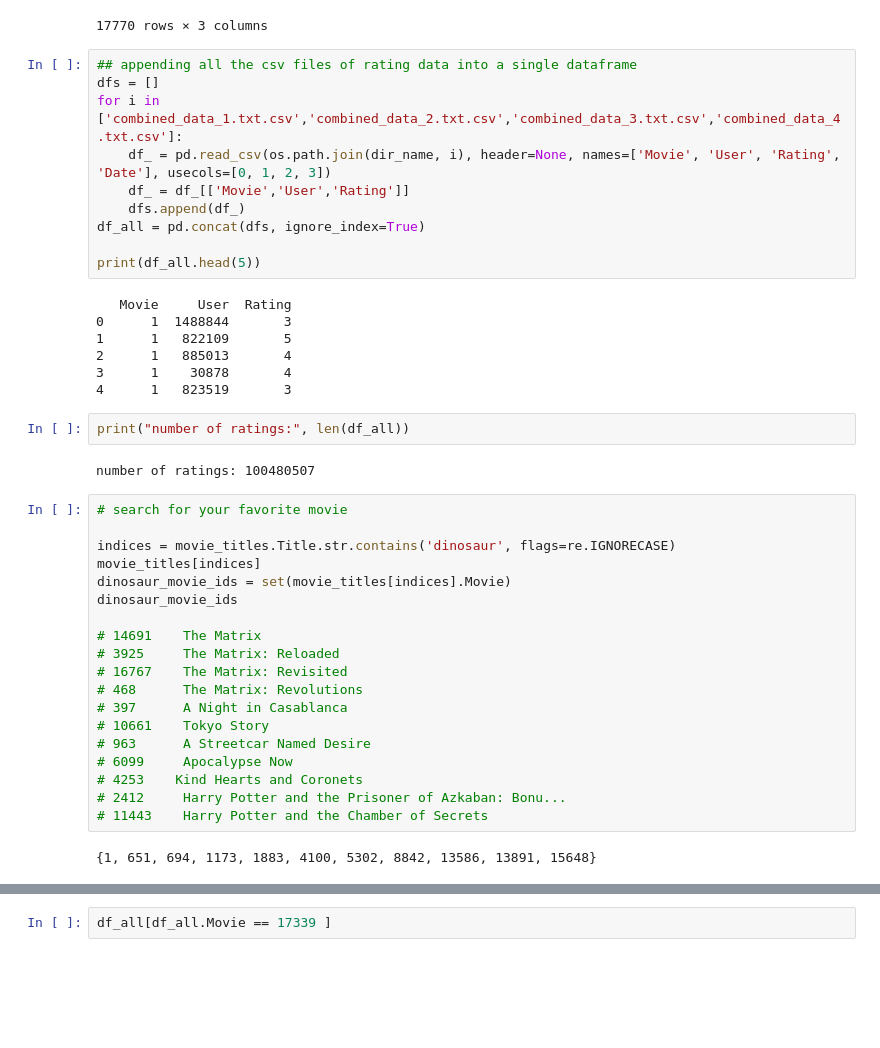
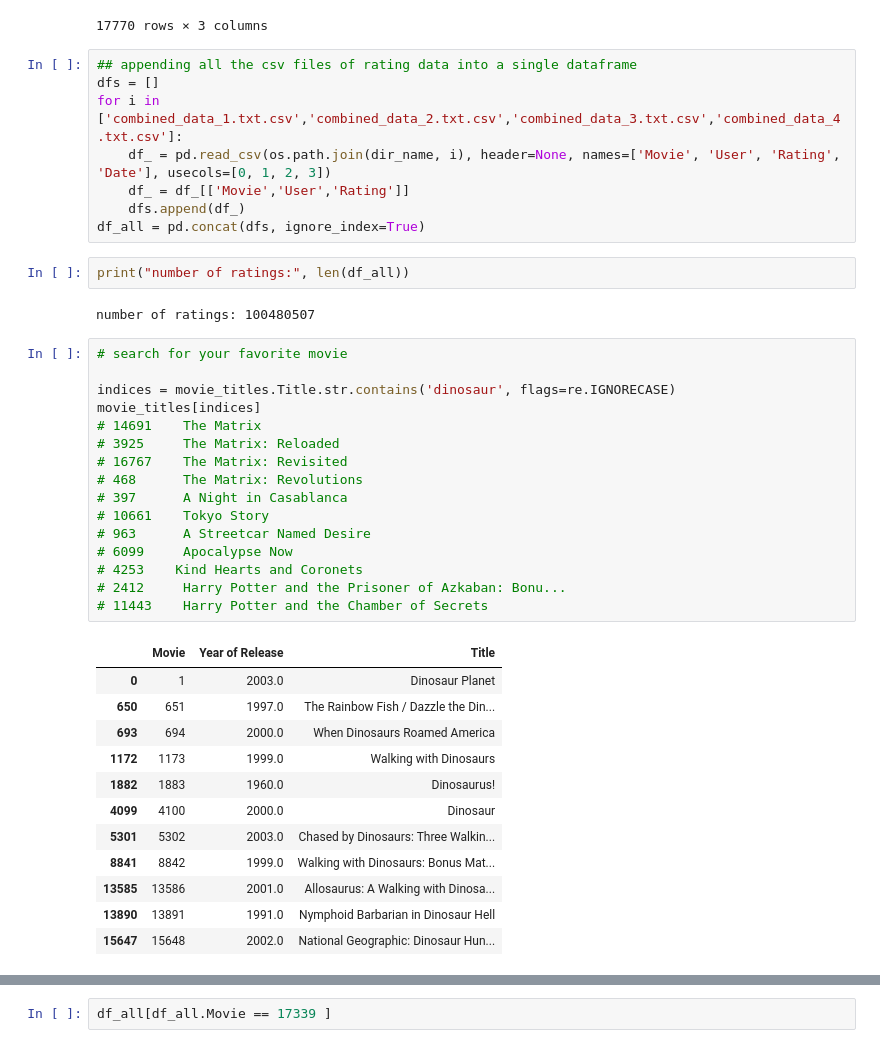
Before and after one commit to KevinYih/BigDataDemo, a Jupyter notebook: Copy_of_SVD_Netflix_movie_ratings_by_Kevin.ipynb, the cells around one changed output, grey strips where cells are left out. Cells and saved outputs as stored; diff of their text form; blank space fills up the shorter version.

```diff
--- a/Copy_of_SVD_Netflix_movie_ratings_by_Kevin.ipynb
+++ b/Copy_of_SVD_Netflix_movie_ratings_by_Kevin.ipynb
@@ -92,15 +92,6 @@ for i in ['combined_data_1.txt.csv','combined_data_2.txt.csv','combined_data_3.t
     df_ = df_[['Movie','User','Rating']]
     dfs.append(df_)
 df_all = pd.concat(dfs, ignore_index=True)
-
-print(df_all.head(5))
-# %% [output]
-   Movie     User  Rating
-0      1  1488844       3
-1      1   822109       5
-2      1   885013       4
-3      1    30878       4
-4      1   823519       3
 # %%
 print("number of ratings:", len(df_all))
 # %% [output]
@@ -108,24 +99,32 @@ number of ratings: 100480507
 # %%
 # search for your favorite movie
 
 indices = movie_titles.Title.str.contains('dinosaur', flags=re.IGNORECASE)
 movie_titles[indices]
-dinosaur_movie_ids = set(movie_titles[indices].Movie)
-dinosaur_movie_ids
-
 # 14691    The Matrix
 # 3925     The Matrix: Reloaded
 # 16767    The Matrix: Revisited
 # 468      The Matrix: Revolutions
 # 397      A Night in Casablanca
 # 10661    Tokyo Story
 # 963      A Streetcar Named Desire
 # 6099     Apocalypse Now
 # 4253    Kind Hearts and Coronets
 # 2412     Harry Potter and the Prisoner of Azkaban: Bonu...
 # 11443    Harry Potter and the Chamber of Secrets
 # %% [output]
-{1, 651, 694, 1173, 1883, 4100, 5302, 8842, 13586, 13891, 15648}
+|  | Movie | Year of Release | Title |
+| 0 | 1 | 2003.0 | Dinosaur Planet |
+| 650 | 651 | 1997.0 | The Rainbow Fish / Dazzle the Din... |
+| 693 | 694 | 2000.0 | When Dinosaurs Roamed America |
+| 1172 | 1173 | 1999.0 | Walking with Dinosaurs |
+| 1882 | 1883 | 1960.0 | Dinosaurus! |
+| 4099 | 4100 | 2000.0 | Dinosaur |
+| 5301 | 5302 | 2003.0 | Chased by Dinosaurs: Three Walkin... |
+| 8841 | 8842 | 1999.0 | Walking with Dinosaurs: Bonus Mat... |
+| 13585 | 13586 | 2001.0 | Allosaurus: A Walking with Dinosa... |
+| 13890 | 13891 | 1991.0 | Nymphoid Barbarian in Dinosaur Hell |
+| 15647 | 15648 | 2002.0 | National Geographic: Dinosaur Hun... |
 # %%
 # choosing random movies
 random_movie_ids = set(df_all.sample(frac=.0000001).Movie.unique())
```
Also changed, not shown: parts of 15 cells of this notebook.
